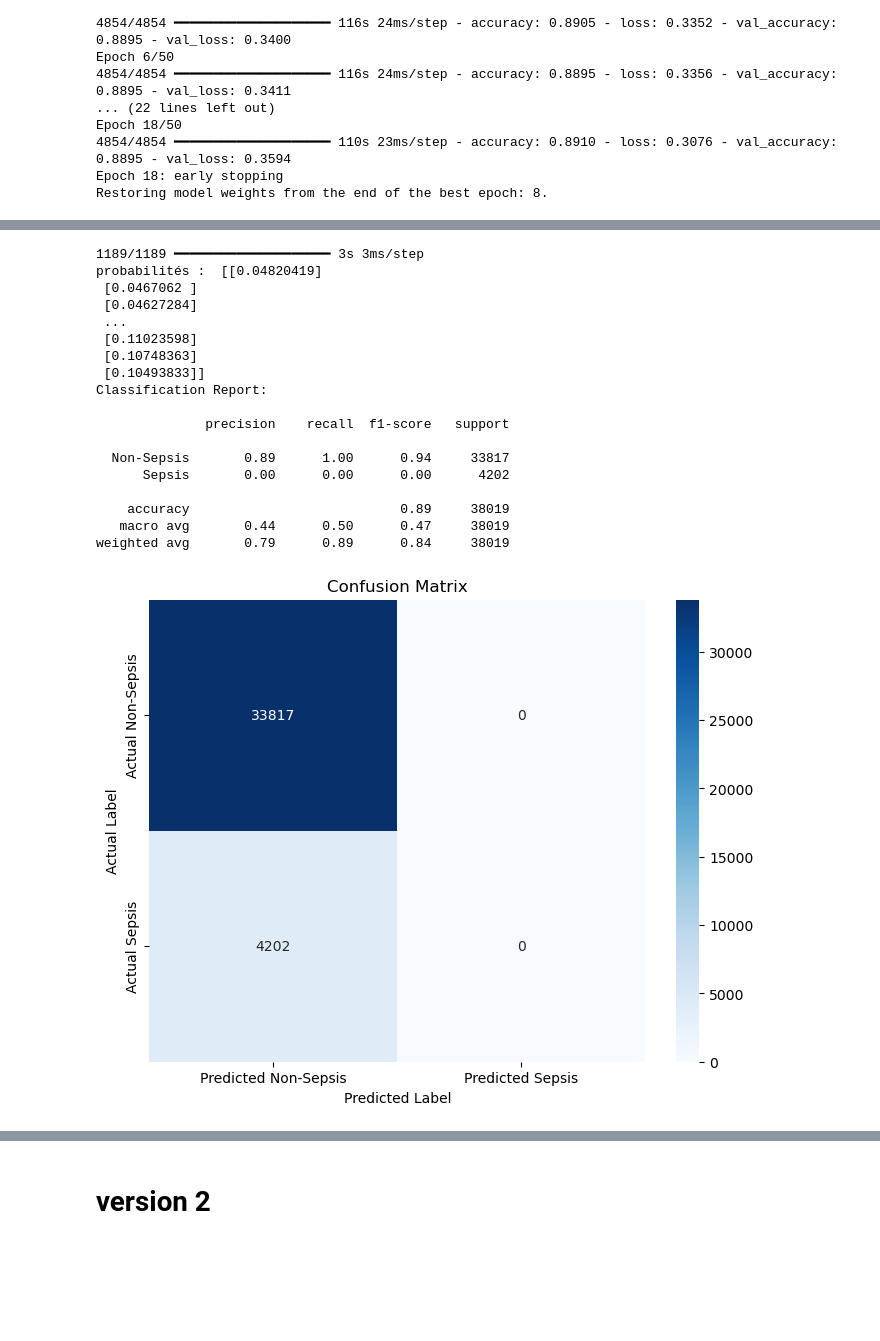
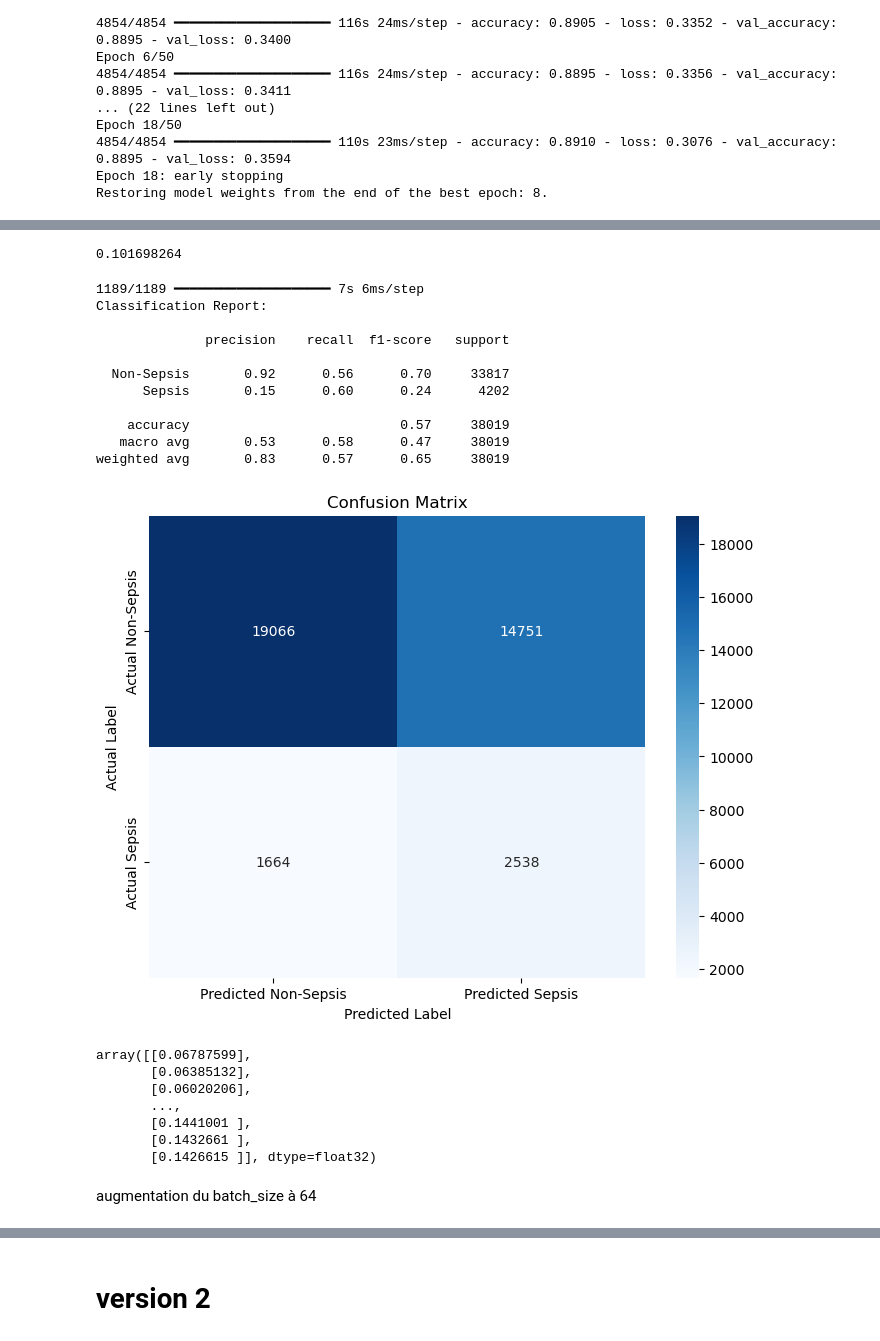
Before and after one commit to DaAdri/sepsis_prediction, a Jupyter notebook: code/LSTM_model.ipynb, the cells around one changed output, grey strips where cells are left out. Cells and saved outputs as stored; diff of their text form; code cells hidden in the pictures; blank space fills up the shorter version.

```diff
--- a/code/LSTM_model.ipynb
+++ b/code/LSTM_model.ipynb
@@ -705,22 +719,28 @@ Training Accuracy: 89.16%
+# %%
+np.median(prediction_prob)
+# %% [output]
+0.101698264
 # %%
-evaluate_model_performance(model, padded_sequences_test_normalized, labels_test)
+evaluate_model_performance(model_3, padded_sequences_test_normalized, labels_test, 0.108)
 # %% [output]
-1189/1189 ━━━━━━━━━━━━━━━━━━━━ 3s 3ms/step
-probabilités :  [[0.04820419]
- [0.0467062 ]
- [0.04627284]
- ...
- [0.11023598]
- [0.10748363]
- [0.10493833]]
+1189/1189 ━━━━━━━━━━━━━━━━━━━━ 7s 6ms/step
 Classification Report:
 
               precision    recall  f1-score   support
 
-  Non-Sepsis       0.89      1.00      0.94     33817
-      Sepsis       0.00      0.00      0.00      4202
+  Non-Sepsis       0.92      0.56      0.70     33817
+      Sepsis       0.15      0.60      0.24      4202
 
-    accuracy                           0.89     38019
-   macro avg       0.44      0.50      0.47     38019
-weighted avg       0.79      0.89      0.84     38019
+    accuracy                           0.57     38019
+   macro avg       0.53      0.58      0.47     38019
+weighted avg       0.83      0.57      0.65     38019
-[figure, old version]
+[figure, new version]
+array([[0.06787599],
+       [0.06385132],
+       [0.06020206],
+       ...,
+       [0.1441001 ],
+       [0.1432661 ],
+       [0.1426615 ]], dtype=float32)
+# %% [markdown]
+augmentation du batch_size à 64
```
Also changed, not shown: parts of 36 cells of this notebook, 1 other file.
